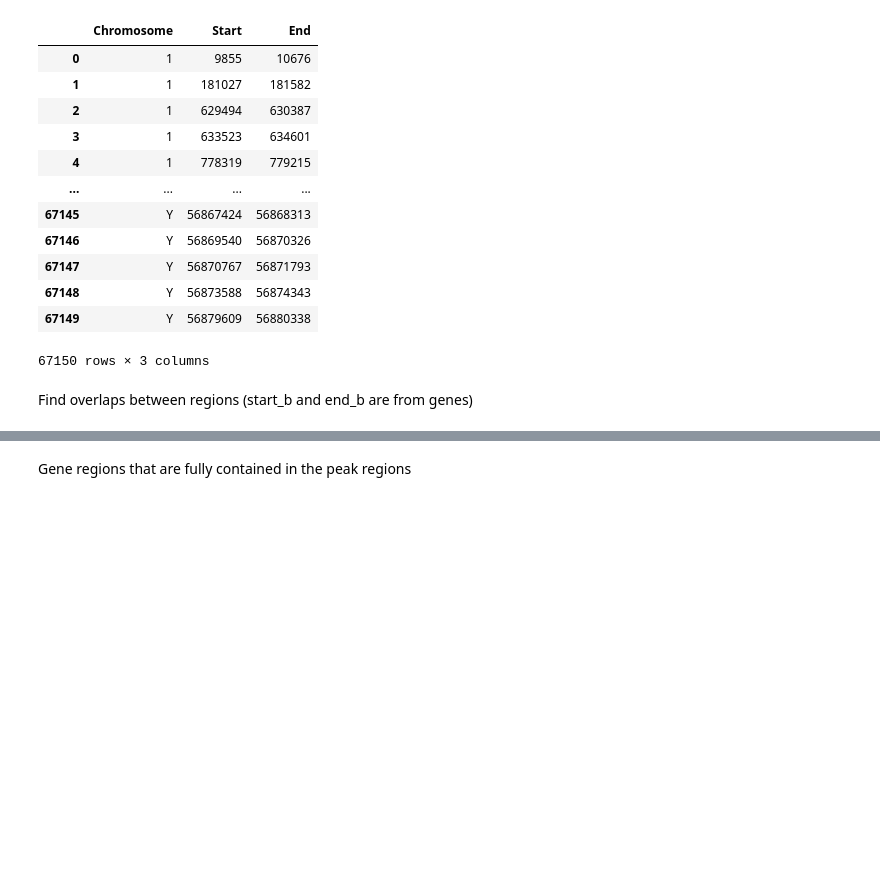
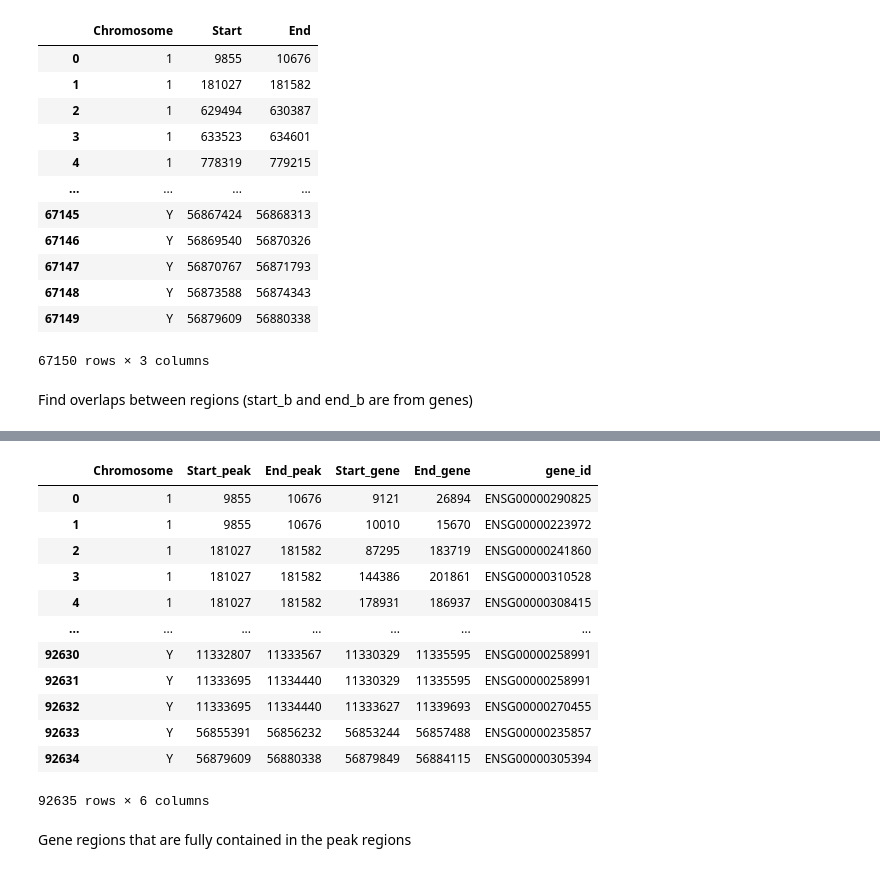
Before and after one commit to riccardoAli31/Gene-expression-changes-from-CNV, a Jupyter notebook: preprocessing/match_peaks_genes.ipynb, the cells around one changed output, grey strips where cells are left out. Cells and saved outputs as stored; diff of their text form; code cells hidden in the pictures; blank space fills up the shorter version.

```diff
--- a/preprocessing/match_peaks_genes.ipynb
+++ b/preprocessing/match_peaks_genes.ipynb
@@ -297,3 +345,20 @@ overlap_df
+# %%
+overlap_df = overlap_df.rename(columns={"Start_b": "Start_gene", "Start": "Start_peak","End": "End_peak", "End_b": "End_gene"})
+overlap_df
+# %% [output]
+|  | Chromosome | Start_peak | End_peak | Start_gene | End_gene | gene_id |
+| 0 | 1 | 9855 | 10676 | 9121 | 26894 | ENSG00000290825 |
+| 1 | 1 | 9855 | 10676 | 10010 | 15670 | ENSG00000223972 |
+| 2 | 1 | 181027 | 181582 | 87295 | 183719 | ENSG00000241860 |
+| 3 | 1 | 181027 | 181582 | 144386 | 201861 | ENSG00000310528 |
+| 4 | 1 | 181027 | 181582 | 178931 | 186937 | ENSG00000308415 |
+| ... | ... | ... | ... | ... | ... | ... |
+| 92630 | Y | 11332807 | 11333567 | 11330329 | 11335595 | ENSG00000258991 |
+| 92631 | Y | 11333695 | 11334440 | 11330329 | 11335595 | ENSG00000258991 |
+| 92632 | Y | 11333695 | 11334440 | 11333627 | 11339693 | ENSG00000270455 |
+| 92633 | Y | 56855391 | 56856232 | 56853244 | 56857488 | ENSG00000235857 |
+| 92634 | Y | 56879609 | 56880338 | 56879849 | 56884115 | ENSG00000305394 |
+92635 rows × 6 columns
 # %% [markdown]
 Gene regions that are fully contained in the peak regions
 # %%
```
Also changed, not shown: parts of 36 cells of this notebook.
